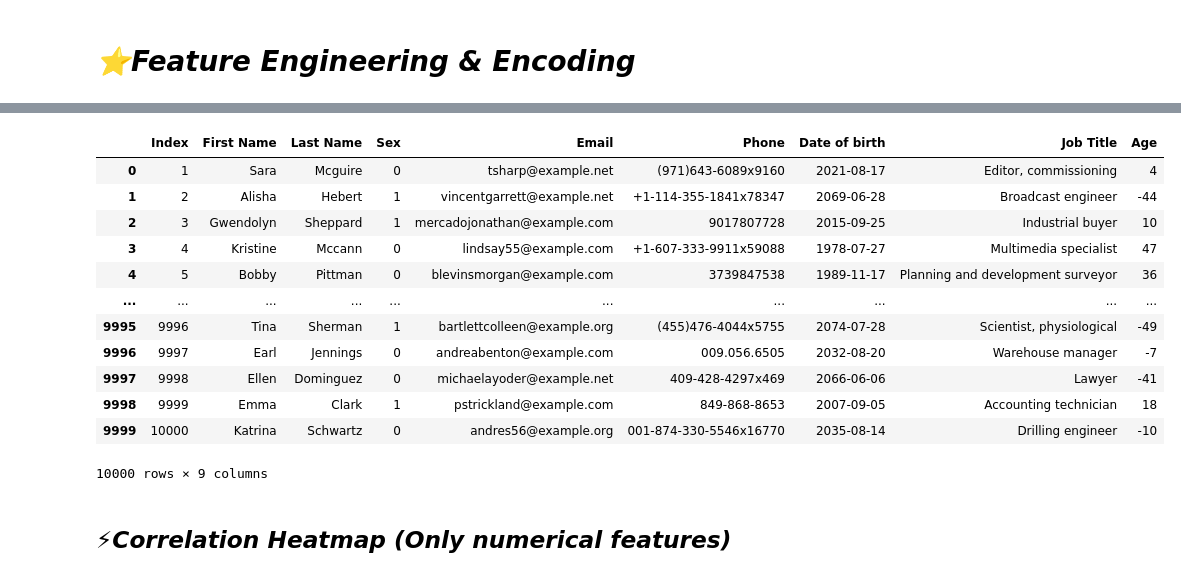
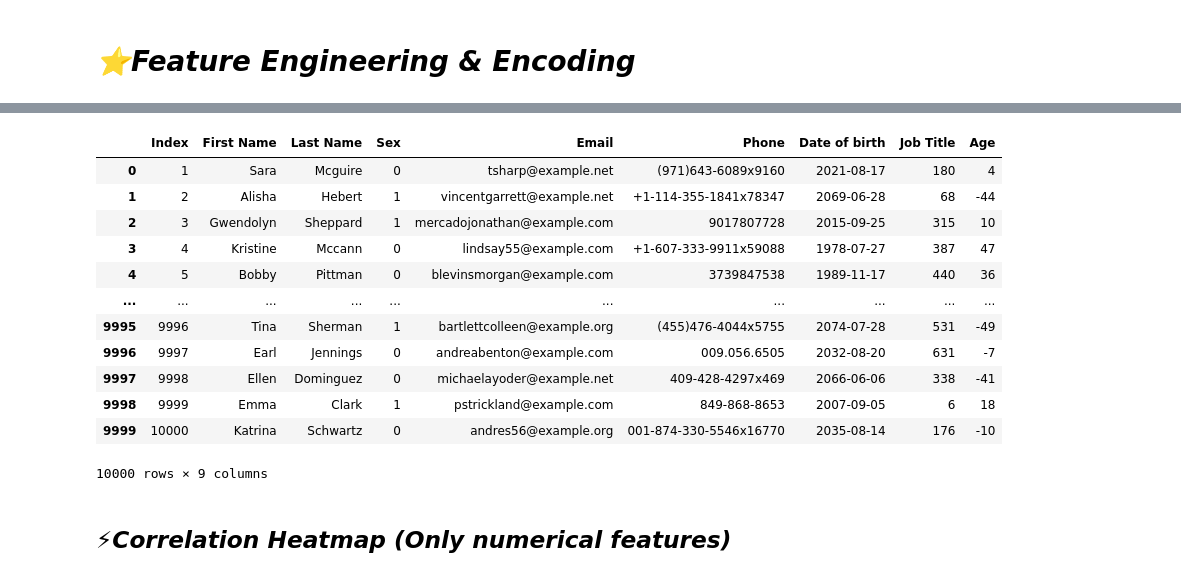
Before and after one commit to RohitJangid9983/EMPLOYEE-DATASET, a Jupyter notebook: Employee_.ipynb, the cells around one changed output, grey strips where cells are left out. Saved outputs shown, nothing was run; the diff lists cells and outputs as text; code cells hidden in the pictures.

```diff
--- a/Employee_.ipynb
+++ b/Employee_.ipynb
@@ -328,7 +307,7 @@ if numeric_df.shape[1] >= 2:
 label_encoders = {}  # Dictionary to store fitted encoders
 
 # Check if the columns exist before applying LabelEncoder
-columns_to_encode = ["Sex", "Marital Status", "Employment Status", "Unit"]
+columns_to_encode = ["Sex","Job Title","Marital Status"]
 for col in columns_to_encode:
     if col in df.columns:  # Check if column exists
         le = LabelEncoder()  # Initialize LabelEncoder
@@ -345,15 +322,15 @@ Warning: Column 'Unit' not found in the DataFrame.
 |  | Index | First Name | Last Name | Sex | Email | Phone | Date of birth | Job Title | Age |
-| 0 | 1 | Sara | Mcguire | 0 | tsharp@example.net | (971)643-6089x9160 | 2021-08-17 | Editor, commissioning | 4 |
-| 1 | 2 | Alisha | Hebert | 1 | vincentgarrett@example.net | +1-114-355-1841x78347 | 2069-06-28 | Broadcast engineer | -44 |
-| 2 | 3 | Gwendolyn | Sheppard | 1 | mercadojonathan@example.com | 9017807728 | 2015-09-25 | Industrial buyer | 10 |
-| 3 | 4 | Kristine | Mccann | 0 | lindsay55@example.com | +1-607-333-9911x59088 | 1978-07-27 | Multimedia specialist | 47 |
-| 4 | 5 | Bobby | Pittman | 0 | blevinsmorgan@example.com | 3739847538 | 1989-11-17 | Planning and development surveyor | 36 |
+| 0 | 1 | Sara | Mcguire | 0 | tsharp@example.net | (971)643-6089x9160 | 2021-08-17 | 180 | 4 |
+| 1 | 2 | Alisha | Hebert | 1 | vincentgarrett@example.net | +1-114-355-1841x78347 | 2069-06-28 | 68 | -44 |
+| 2 | 3 | Gwendolyn | Sheppard | 1 | mercadojonathan@example.com | 9017807728 | 2015-09-25 | 315 | 10 |
+| 3 | 4 | Kristine | Mccann | 0 | lindsay55@example.com | +1-607-333-9911x59088 | 1978-07-27 | 387 | 47 |
+| 4 | 5 | Bobby | Pittman | 0 | blevinsmorgan@example.com | 3739847538 | 1989-11-17 | 440 | 36 |
 | ... | ... | ... | ... | ... | ... | ... | ... | ... | ... |
-| 9995 | 9996 | Tina | Sherman | 1 | bartlettcolleen@example.org | (455)476-4044x5755 | 2074-07-28 | Scientist, physiological | -49 |
-| 9996 | 9997 | Earl | Jennings | 0 | andreabenton@example.com | 009.056.6505 | 2032-08-20 | Warehouse manager | -7 |
-| 9997 | 9998 | Ellen | Dominguez | 0 | michaelayoder@example.net | 409-428-4297x469 | 2066-06-06 | Lawyer | -41 |
-| 9998 | 9999 | Emma | Clark | 1 | pstrickland@example.com | 849-868-8653 | 2007-09-05 | Accounting technician | 18 |
-| 9999 | 10000 | Katrina | Schwartz | 0 | andres56@example.org | 001-874-330-5546x16770 | 2035-08-14 | Drilling engineer | -10 |
+| 9995 | 9996 | Tina | Sherman | 1 | bartlettcolleen@example.org | (455)476-4044x5755 | 2074-07-28 | 531 | -49 |
+| 9996 | 9997 | Earl | Jennings | 0 | andreabenton@example.com | 009.056.6505 | 2032-08-20 | 631 | -7 |
+| 9997 | 9998 | Ellen | Dominguez | 0 | michaelayoder@example.net | 409-428-4297x469 | 2066-06-06 | 338 | -41 |
+| 9998 | 9999 | Emma | Clark | 1 | pstrickland@example.com | 849-868-8653 | 2007-09-05 | 6 | 18 |
+| 9999 | 10000 | Katrina | Schwartz | 0 | andres56@example.org | 001-874-330-5546x16770 | 2035-08-14 | 176 | -10 |
 10000 rows × 9 columns
 # %% [markdown]
 ## ***⚡Correlation Heatmap (Only numerical features)***
```
Also changed, not shown: parts of 8 cells of this notebook.
